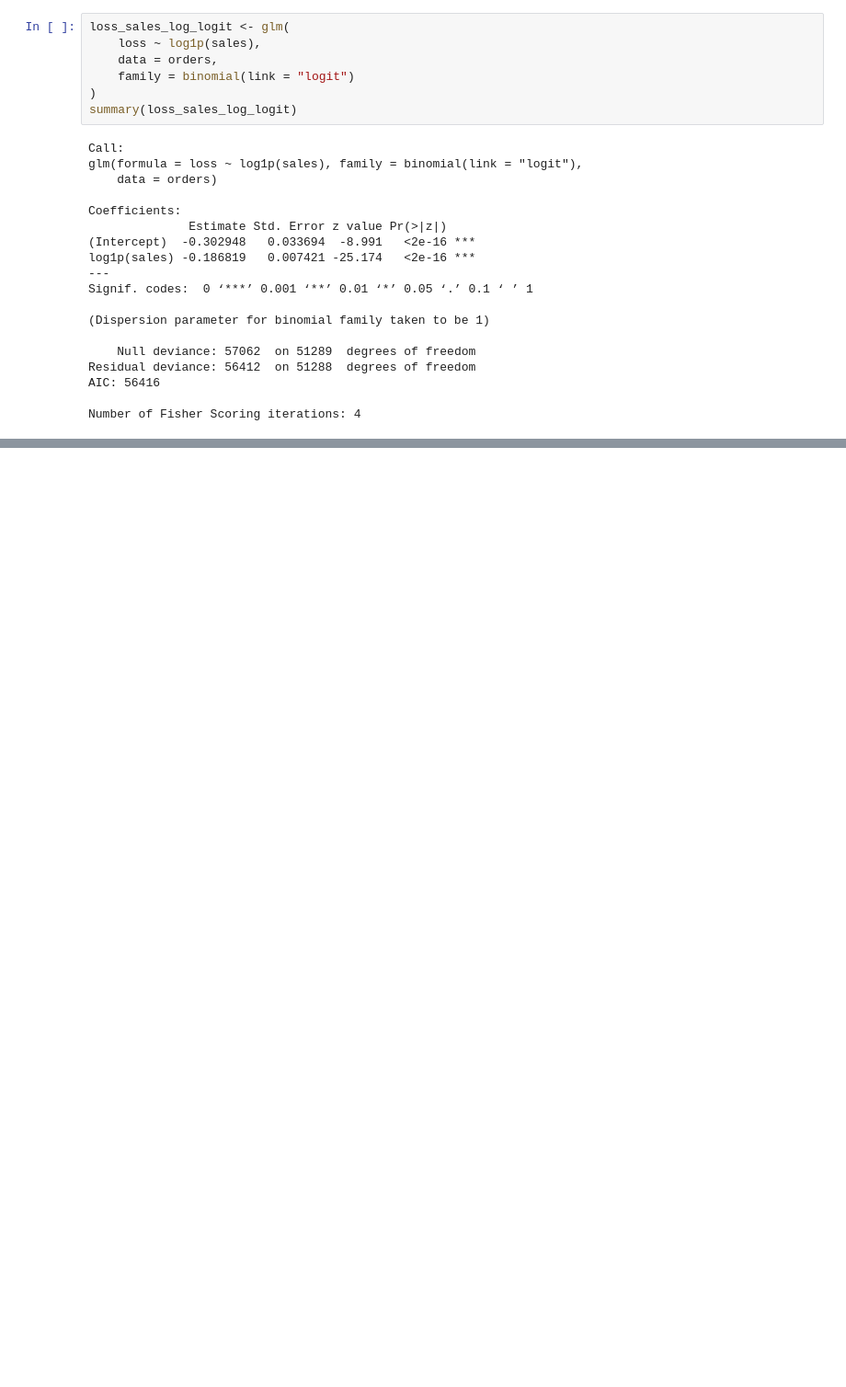
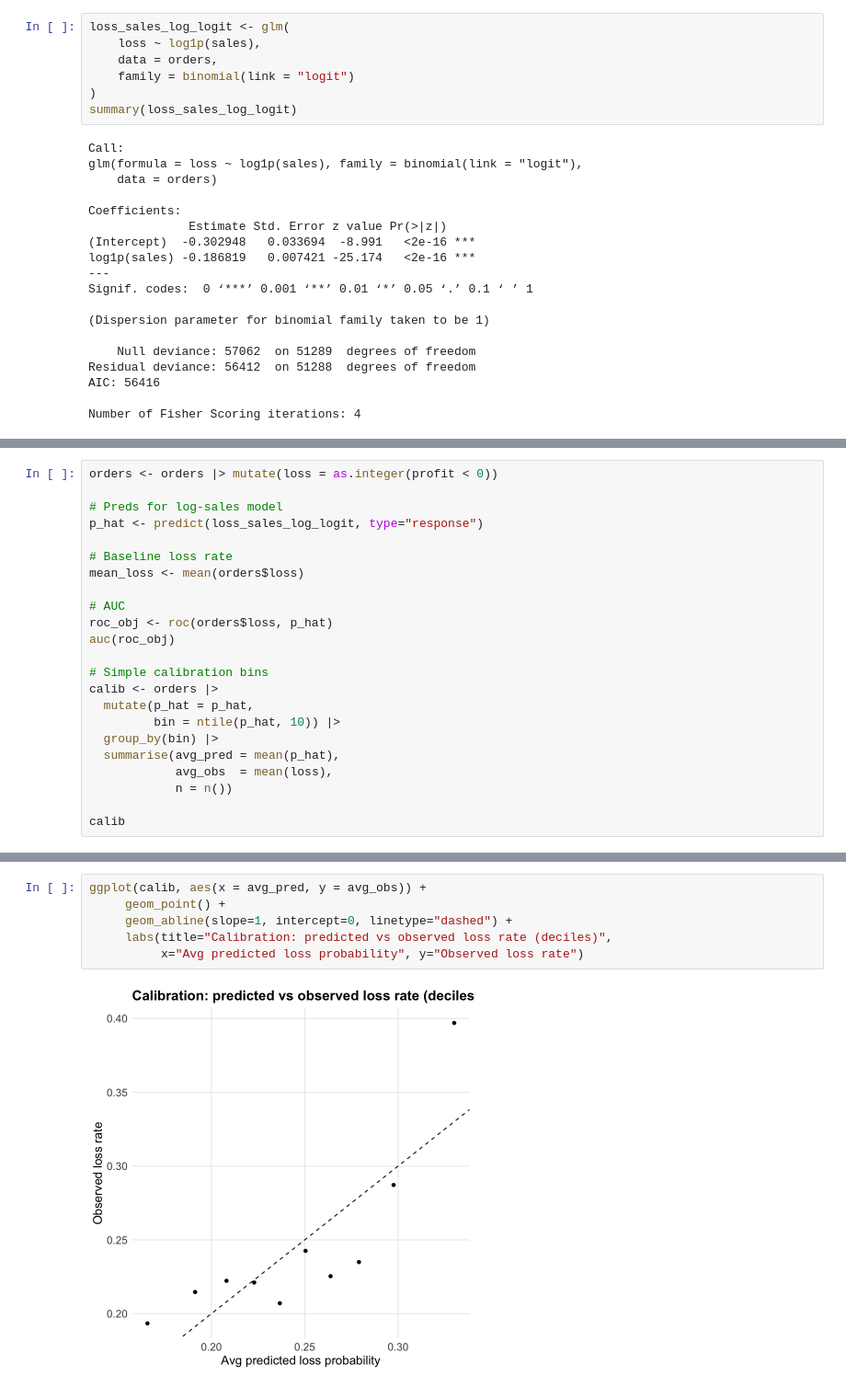
Before and after one commit to aleksiakolo/product-sales-analysis, a Jupyter notebook: notebooks/inferential_statistics/01_product_performance.ipynb, the cells around one changed output, grey strips where cells are left out. Shown at 92% size. Drawn from its saved outputs; the diff is of its cells as text; blank space fills up the shorter version.

```diff
--- a/notebooks/inferential_statistics/01_product_performance.ipynb
+++ b/notebooks/inferential_statistics/01_product_performance.ipynb
@@ -204,0 +276,23 @@ Data were 'prettified'. Consider using `terms="sales [all]"` to get
+# %%
+orders <- orders |> mutate(loss = as.integer(profit < 0))
+
+# Preds for log-sales model
+p_hat <- predict(loss_sales_log_logit, type="response")
+
+# Baseline loss rate
+mean_loss <- mean(orders$loss)
+
+# AUC
+roc_obj <- roc(orders$loss, p_hat)
+auc(roc_obj)
+
+# Simple calibration bins
+calib <- orders |>
+  mutate(p_hat = p_hat,
+         bin = ntile(p_hat, 10)) |>
+  group_by(bin) |>
+  summarise(avg_pred = mean(p_hat),
+            avg_obs  = mean(loss),
+            n = n())
+
+calib
@@ -205 +317,9 @@ Data were 'prettified'. Consider using `terms="sales [all]"` to get
+# %%
+ggplot(calib, aes(x = avg_pred, y = avg_obs)) +
+     geom_point() +
+     geom_abline(slope=1, intercept=0, linetype="dashed") +
+     labs(title="Calibration: predicted vs observed loss rate (deciles)",
+          x="Avg predicted loss probability", y="Observed loss rate")
+# %% [output]
+[figure, added]
 # %% [markdown]
```
Also changed, not shown: parts of 18 cells of this notebook, 5 other files.
